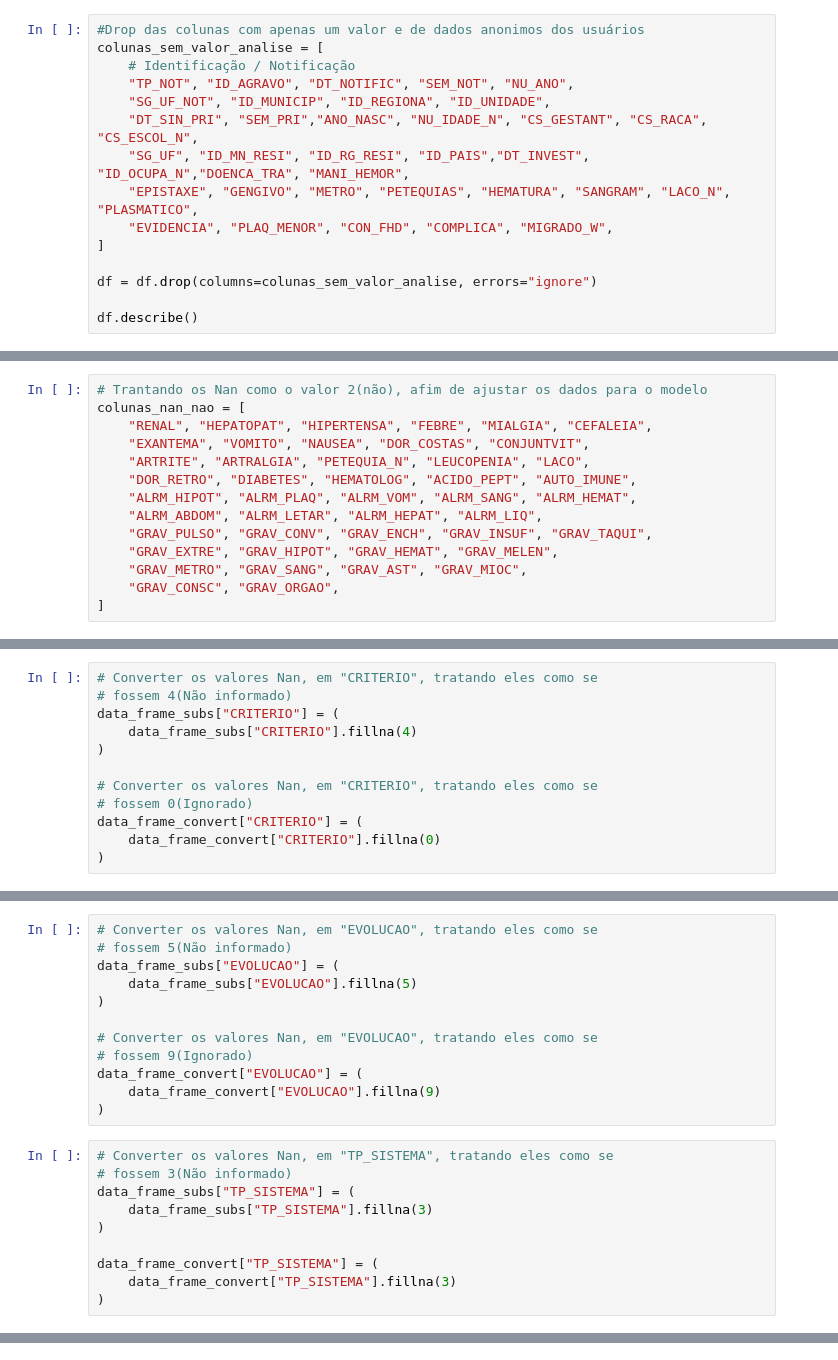
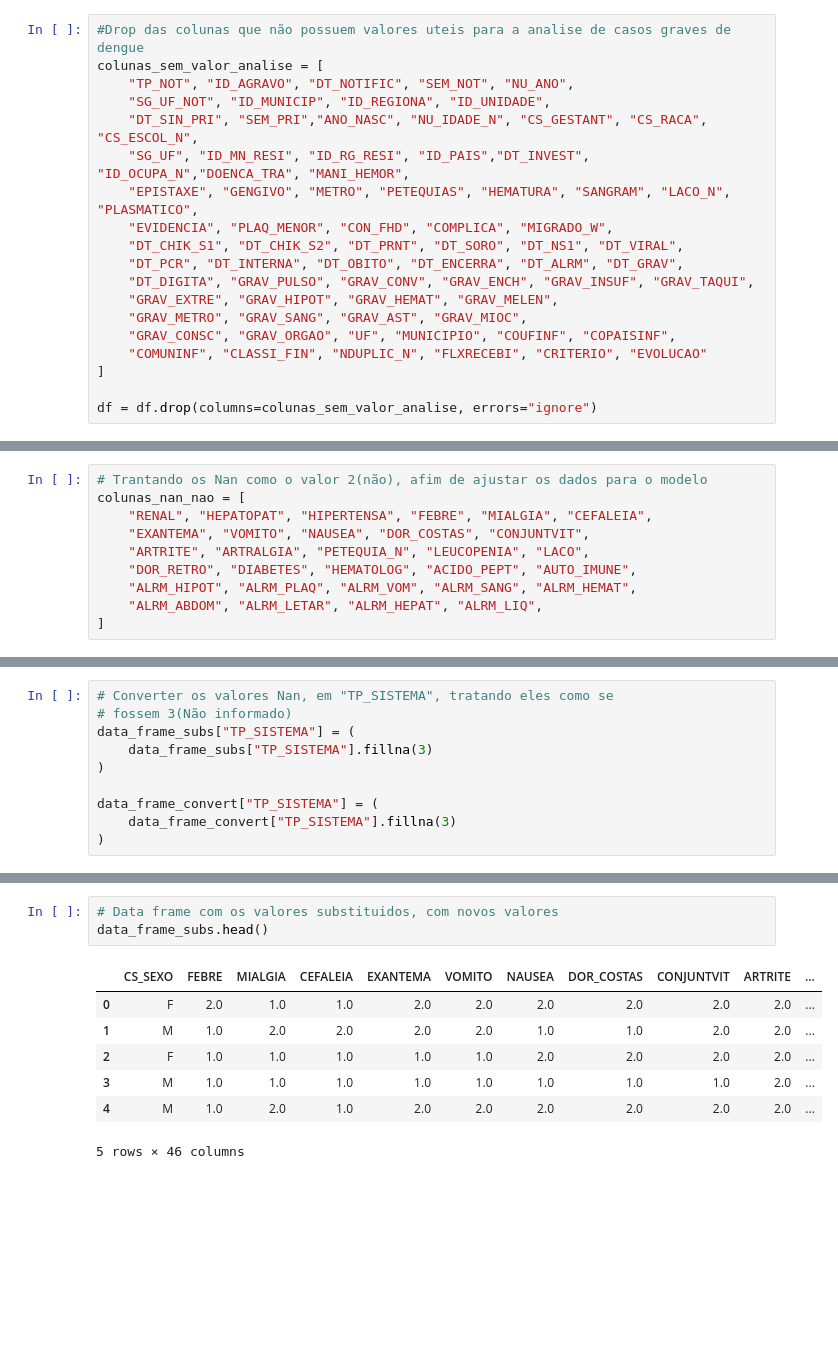
Before and after one commit to BrunaGravina/Tech-Challenge-FIAP, a Jupyter notebook: notebooks/analise.ipynb, the cells around one changed output, grey strips where cells are left out. Cells and saved outputs as stored; diff of their text form; blank space fills up the shorter version.

Commit message:
Excluindo colunas desnecessarias

```diff
--- a/notebooks/analise.ipynb
+++ b/notebooks/analise.ipynb
@@ -22,18 +62,22 @@ df.describe()
 # %%
-#Drop das colunas com apenas um valor e de dados anonimos dos usuários
+#Drop das colunas que não possuem valores uteis para a analise de casos graves de dengue
 colunas_sem_valor_analise = [
-    # Identificação / Notificação
     "TP_NOT", "ID_AGRAVO", "DT_NOTIFIC", "SEM_NOT", "NU_ANO",
     "SG_UF_NOT", "ID_MUNICIP", "ID_REGIONA", "ID_UNIDADE",
     "DT_SIN_PRI", "SEM_PRI","ANO_NASC", "NU_IDADE_N", "CS_GESTANT", "CS_RACA", "CS_ESCOL_N",
     "SG_UF", "ID_MN_RESI", "ID_RG_RESI", "ID_PAIS","DT_INVEST", "ID_OCUPA_N","DOENCA_TRA", "MANI_HEMOR",
     "EPISTAXE", "GENGIVO", "METRO", "PETEQUIAS", "HEMATURA", "SANGRAM", "LACO_N", "PLASMATICO",
     "EVIDENCIA", "PLAQ_MENOR", "CON_FHD", "COMPLICA", "MIGRADO_W",
+    "DT_CHIK_S1", "DT_CHIK_S2", "DT_PRNT", "DT_SORO", "DT_NS1", "DT_VIRAL",
+    "DT_PCR", "DT_INTERNA", "DT_OBITO", "DT_ENCERRA", "DT_ALRM", "DT_GRAV",
+    "DT_DIGITA", "GRAV_PULSO", "GRAV_CONV", "GRAV_ENCH", "GRAV_INSUF", "GRAV_TAQUI",
+    "GRAV_EXTRE", "GRAV_HIPOT", "GRAV_HEMAT", "GRAV_MELEN",
+    "GRAV_METRO", "GRAV_SANG", "GRAV_AST", "GRAV_MIOC",
+    "GRAV_CONSC", "GRAV_ORGAO", "UF", "MUNICIPIO", "COUFINF", "COPAISINF",
+    "COMUNINF", "CLASSI_FIN", "NDUPLIC_N", "FLXRECEBI", "CRITERIO", "EVOLUCAO"
 ]
 
 df = df.drop(columns=colunas_sem_valor_analise, errors="ignore")
-
-df.describe()
 # %%
 nan_pct = (df.isna().mean() * 100).sort_values(ascending=False)
 
@@ -61,10 +107,6 @@ colunas_nan_nao = [
     "DOR_RETRO", "DIABETES", "HEMATOLOG", "ACIDO_PEPT", "AUTO_IMUNE",
     "ALRM_HIPOT", "ALRM_PLAQ", "ALRM_VOM", "ALRM_SANG", "ALRM_HEMAT",
     "ALRM_ABDOM", "ALRM_LETAR", "ALRM_HEPAT", "ALRM_LIQ",
-    "GRAV_PULSO", "GRAV_CONV", "GRAV_ENCH", "GRAV_INSUF", "GRAV_TAQUI",
-    "GRAV_EXTRE", "GRAV_HIPOT", "GRAV_HEMAT", "GRAV_MELEN",
-    "GRAV_METRO", "GRAV_SANG", "GRAV_AST", "GRAV_MIOC",
-    "GRAV_CONSC", "GRAV_ORGAO",
 ]
 # %%
 # Converter os valores Nan, tratando eles como se fossem 3(não informado)
@@ -125,18 +167,6 @@ data_frame_subs["TPAUTOCTO"] = (
 data_frame_convert["TPAUTOCTO"] = (
     data_frame_convert["TPAUTOCTO"].fillna(3)
 )
-# %%
-# Converter os valores Nan, em "CRITERIO", tratando eles como se
-# fossem 4(Não informado)
-data_frame_subs["CRITERIO"] = (
-    data_frame_subs["CRITERIO"].fillna(4)
-)
-
-# Converter os valores Nan, em "CRITERIO", tratando eles como se
-# fossem 0(Ignorado)
-data_frame_convert["CRITERIO"] = (
-    data_frame_convert["CRITERIO"].fillna(0)
-)
 # %%
 # Converter os valores Nan, em "CLINC_CHIK", tratando eles como se
 # fossem 3(Não informado)
@@ -147,18 +177,6 @@ data_frame_subs["CLINC_CHIK"] = (
 data_frame_convert["CLINC_CHIK"] = (
     data_frame_convert["CLINC_CHIK"].fillna(3)
 )
-# %%
-# Converter os valores Nan, em "EVOLUCAO", tratando eles como se
-# fossem 5(Não informado)
-data_frame_subs["EVOLUCAO"] = (
-    data_frame_subs["EVOLUCAO"].fillna(5)
-)
-
-# Converter os valores Nan, em "EVOLUCAO", tratando eles como se
-# fossem 9(Ignorado)
-data_frame_convert["EVOLUCAO"] = (
-    data_frame_convert["EVOLUCAO"].fillna(9)
-)
 # %%
 # Converter os valores Nan, em "TP_SISTEMA", tratando eles como se
 # fossem 3(Não informado)
@@ -211,0 +198,11 @@ plt.show()
+# %%
+# Data frame com os valores substituidos, com novos valores
+data_frame_subs.head()
+# %% [output]
+|  | CS_SEXO | FEBRE | MIALGIA | CEFALEIA | EXANTEMA | VOMITO | NAUSEA | DOR_COSTAS | CONJUNTVIT | ARTRITE | ... |
+| 0 | F | 2.0 | 1.0 | 1.0 | 2.0 | 2.0 | 2.0 | 2.0 | 2.0 | 2.0 | ... |
+| 1 | M | 1.0 | 2.0 | 2.0 | 2.0 | 2.0 | 1.0 | 1.0 | 2.0 | 2.0 | ... |
+| 2 | F | 1.0 | 1.0 | 1.0 | 1.0 | 1.0 | 2.0 | 2.0 | 2.0 | 2.0 | ... |
+| 3 | M | 1.0 | 1.0 | 1.0 | 1.0 | 1.0 | 1.0 | 1.0 | 1.0 | 2.0 | ... |
+| 4 | M | 1.0 | 2.0 | 1.0 | 2.0 | 2.0 | 2.0 | 2.0 | 2.0 | 2.0 | ... |
+5 rows × 46 columns
```
Also changed, not shown: parts of 12 cells of this notebook.
